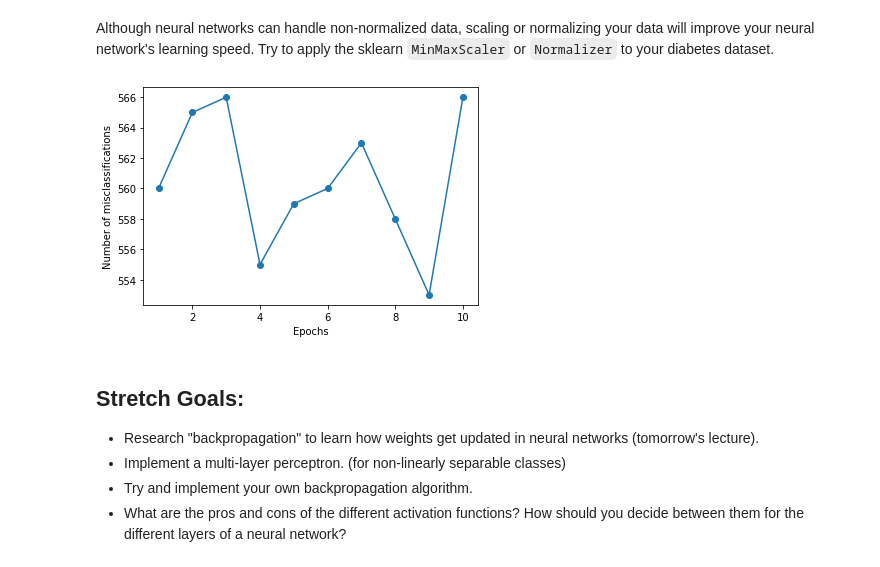
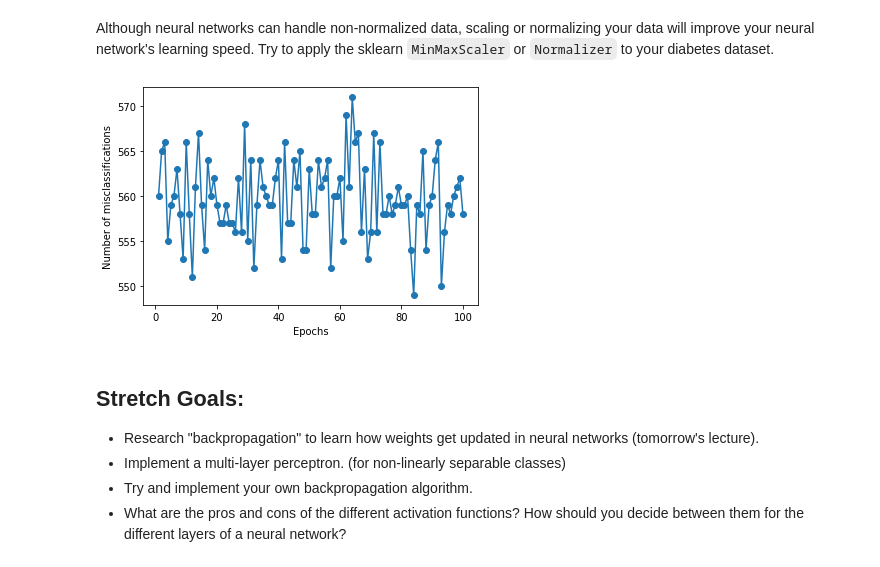
Before and after one commit to jberkow713/DS-Unit-4-Sprint-2-Neural-Networks, a Jupyter notebook: Jberkow713_Neural_Networks_Assignment1.ipynb, the cells around one changed output. Cells and saved outputs as stored; diff of their text form; code cells hidden in the pictures.

```diff
--- a/Jberkow713_Neural_Networks_Assignment1.ipynb
+++ b/Jberkow713_Neural_Networks_Assignment1.ipynb
@@ -390,14 +387,14 @@ class Perceptron1(object):
         """ Default Step Function"""
         return np.where(self.net_input(X) >= 0.0, 1, -1)
 # %%
-pn = Perceptron1(0.1, 10)
+pn = Perceptron1(.1, 100)
 pn.fit(x, y)
 plt.plot(range(1, len(pn.errors) + 1), pn.errors, marker='o')
 plt.xlabel('Epochs')
 plt.ylabel('Number of misclassifications')
 plt.show()
 # %% [output]
-[figure, old version]
+[figure, new version]
 # %% [markdown]
 ## Stretch Goals:
 
```
Also changed, not shown: parts of 1 cell of this notebook.
